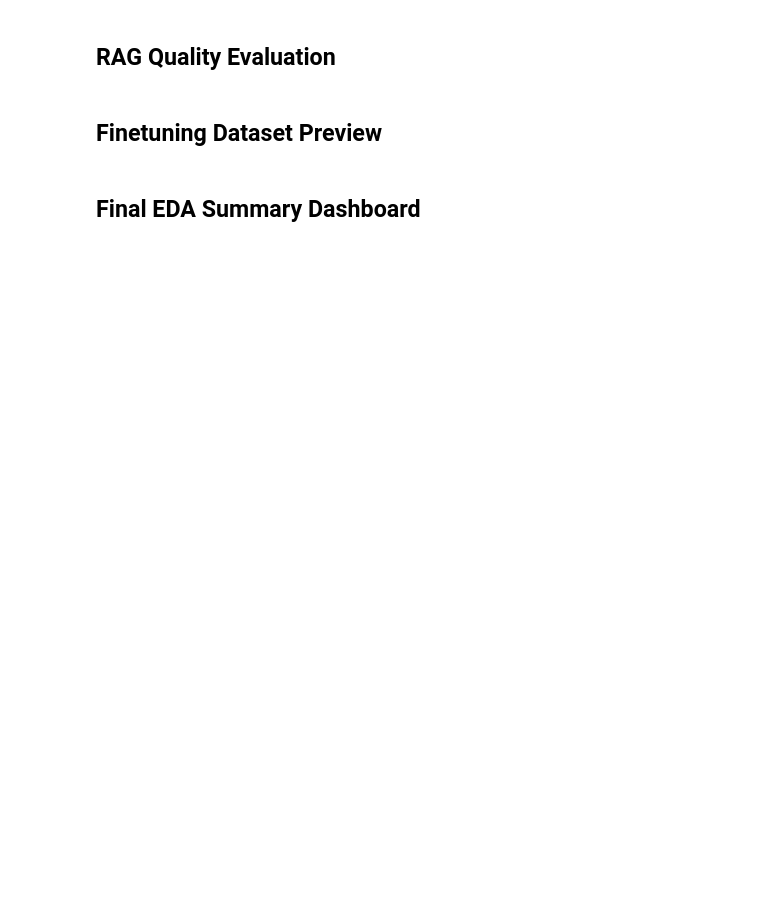
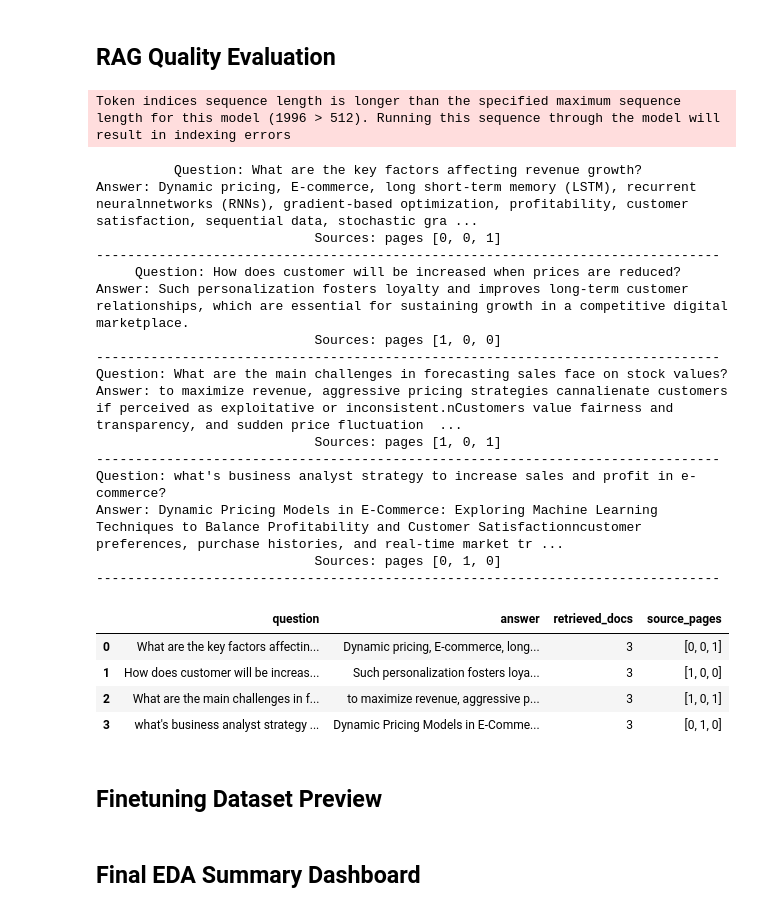
Before and after one commit to Mipjeiger/Fashion-recommendation-RAG-Finetuing-LLM-ML-Engineer-end-to-end, a Jupyter notebook: pipelines/ai_engineer/LLM/llm.ipynb, the cells around one changed output. Cells and saved outputs as stored; diff of their text form; code cells hidden in the pictures; blank space fills up the shorter version.

```diff
--- a/pipelines/ai_engineer/LLM/llm.ipynb
+++ b/pipelines/ai_engineer/LLM/llm.ipynb
@@ -308,5 +392,57 @@ market trends, businesses can strategic...
 # %% [markdown]
 ## RAG Quality Evaluation
+# %%
+import shutil
+
+witdth = shutil.get_terminal_size().columns
+
+EVAL_QUESTION = [
+    "What are the key factors affecting revenue growth?",
+    "How does customer will be increased when prices are reduced?",
+    "What are the main challenges in forecasting sales face on stock values?",
+    "what's business analyst strategy to increase sales and profit in e-commerce?",
+]
+
+rag_results = []
+for q in EVAL_QUESTION:
+    answer = rag_chain.invoke(q)
+    docs = retriever.invoke(q)
+    rag_results.append({
+        'question': q,
+        'answer': answer,
+        'retrieved_docs': len(docs),
+        'source_pages': [doc.metadata.get('page', 'N/A') for doc in docs]
+    })
+    print(f'Question: {q}'.center(witdth))
+    print(f'Answer: {answer}'.center(witdth))
+    print(f'Sources: pages {[d.metadata.get("page") for d in docs]}'.center(witdth))
+    print('-' * witdth)
+
+df_rag = pd.DataFrame(rag_results)
+display(df_rag[['question', 'answer', 'retrieved_docs', 'source_pages']])
+# %% [output]
+Token indices sequence length is longer than the specified maximum sequence length for this model (1996 > 512). Running this sequence through the model will result in indexing errors
+          Question: What are the key factors affecting revenue growth?
+Answer: Dynamic pricing, E-commerce, long short-term memory (LSTM), recurrent neuralnnetworks (RNNs), gradient-based optimization, profitability, customer satisfaction, sequential data, stochastic gra ...
+                            Sources: pages [0, 0, 1]
+--------------------------------------------------------------------------------
+     Question: How does customer will be increased when prices are reduced?
+Answer: Such personalization fosters loyalty and improves long-term customer relationships, which are essential for sustaining growth in a competitive digital marketplace.
+                            Sources: pages [1, 0, 0]
+--------------------------------------------------------------------------------
+Question: What are the main challenges in forecasting sales face on stock values?
+Answer: to maximize revenue, aggressive pricing strategies cannalienate customers if perceived as exploitative or inconsistent.nCustomers value fairness and transparency, and sudden price fluctuation  ...
+                            Sources: pages [1, 0, 1]
+--------------------------------------------------------------------------------
+Question: what's business analyst strategy to increase sales and profit in e-commerce?
+Answer: Dynamic Pricing Models in E-Commerce: Exploring Machine Learning Techniques to Balance Profitability and Customer Satisfactionncustomer preferences, purchase histories, and real-time market tr ...
+                            Sources: pages [0, 1, 0]
+--------------------------------------------------------------------------------
+|  | question | answer | retrieved_docs | source_pages |
+| 0 | What are the key factors affectin... | Dynamic pricing, E-commerce, long... | 3 | [0, 0, 1] |
+| 1 | How does customer will be increas... | Such personalization fosters loya... | 3 | [1, 0, 0] |
+| 2 | What are the main challenges in f... | to maximize revenue, aggressive p... | 3 | [1, 0, 1] |
+| 3 | what's business analyst strategy ... | Dynamic Pricing Models in E-Comme... | 3 | [0, 1, 0] |
 # %% [markdown]
 ## Finetuning Dataset Preview
 # %% [markdown]
```
Also changed, not shown: parts of 4 cells of this notebook, 1 other file.
